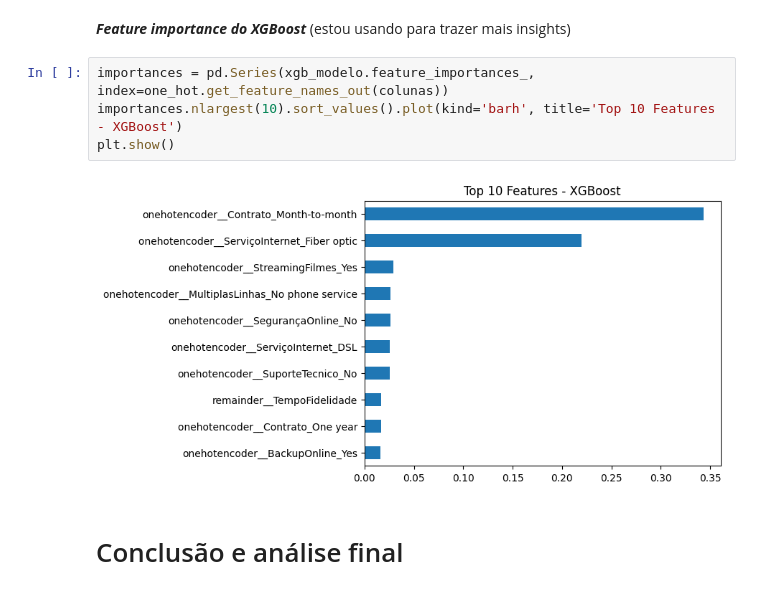
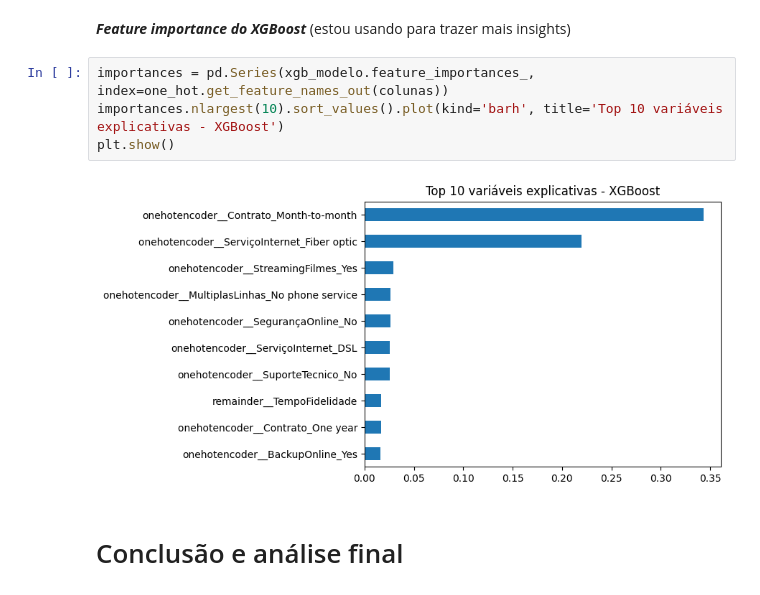
Before and after one commit to joaozalina/TelecomX_2, a Jupyter notebook: TelecomX_Parte2.ipynb, the cells around one changed output. Saved outputs shown, nothing was run; the diff lists cells and outputs as text.

```diff
--- a/TelecomX_Parte2.ipynb
+++ b/TelecomX_Parte2.ipynb
@@ -700,10 +700,10 @@ weighted avg       0.79      0.79      0.79      1198
 ***Feature importance do XGBoost*** (estou usando para trazer mais insights)
 # %%
 importances = pd.Series(xgb_modelo.feature_importances_, index=one_hot.get_feature_names_out(colunas))
-importances.nlargest(10).sort_values().plot(kind='barh', title='Top 10 Features - XGBoost')
+importances.nlargest(10).sort_values().plot(kind='barh', title='Top 10 variáveis explicativas - XGBoost')
 plt.show()
 # %% [output]
-[figure, old version]
+[figure, new version]
 # %% [markdown]
 # Conclusão e análise final
 # %% [markdown]
```
Also changed, not shown: parts of 8 cells of this notebook.
